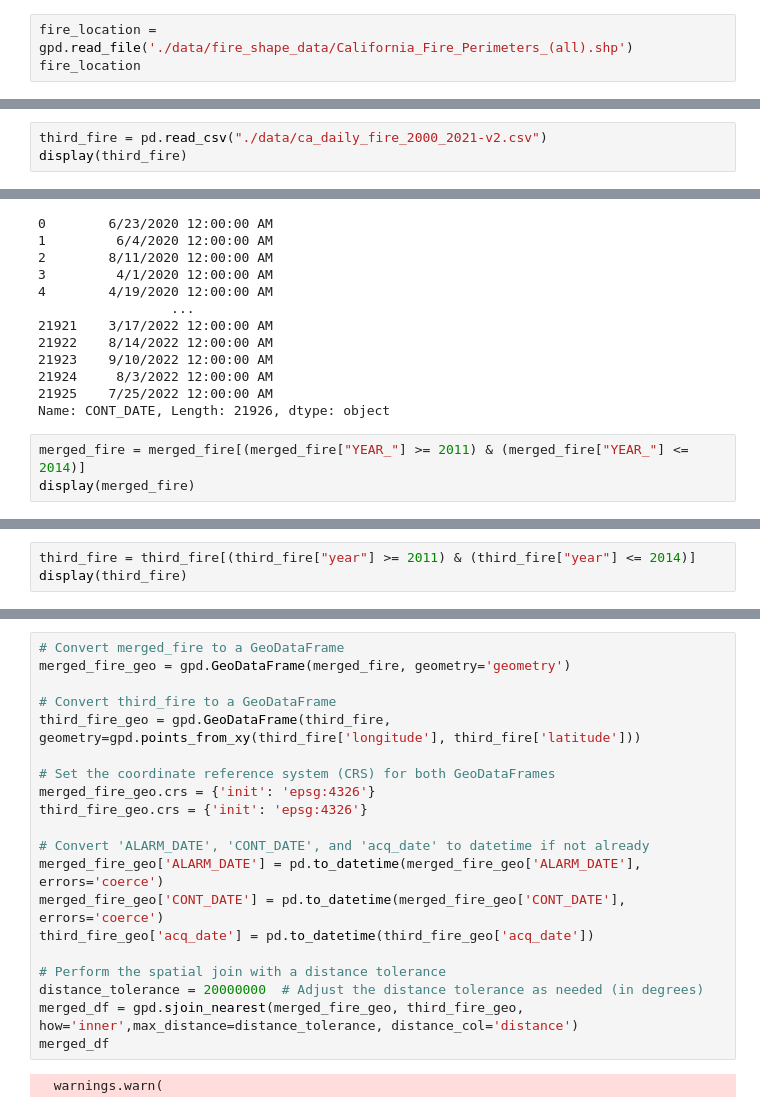
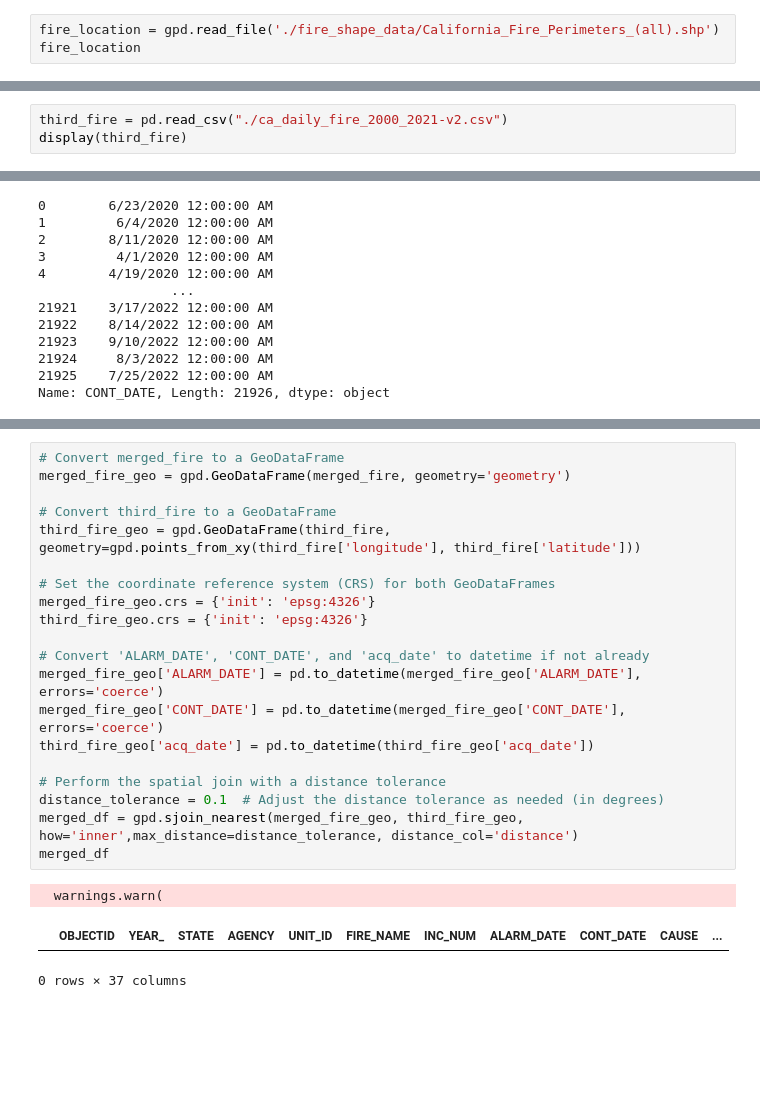
Before and after one commit to oTaira/emberalert, a Jupyter notebook: writeup.ipynb, the cells around one changed output, grey strips where cells are left out. Drawn from its saved outputs; the diff is of its cells as text; blank space fills up the shorter version.

```diff
--- a/writeup.ipynb
+++ b/writeup.ipynb
@@ -22,7 +65,7 @@ display(fire_data)
 | 21925 | 43911 | 2022.0 | CA | CDF | TGU | TULARE | 00008878 | 7/25/2022 12:00:00 AM | 7/25/2022 12:00:00 AM | 10.0 | ... |
 21926 rows × 21 columns
 # %%
-fire_location = gpd.read_file('./data/fire_shape_data/California_Fire_Perimeters_(all).shp')
+fire_location = gpd.read_file('./fire_shape_data/California_Fire_Perimeters_(all).shp')
 fire_location
 # %% [output]
 |  | YEAR_ | STATE | AGENCY | UNIT_ID | FIRE_NAME | INC_NUM | ALARM_DATE | CONT_DATE | CAUSE | C_METHOD | ... |
@@ -176,7 +178,7 @@ Might not be worth using because only 2 years match with the pm2.5 dataset.
 # %% [markdown]
 The third dataset can be found here: https://www.kaggle.com/datasets/avkashchauhan/california-wildfire-dataset-from-2000-2021/data
 # %%
-third_fire = pd.read_csv("./data/ca_daily_fire_2000_2021-v2.csv")
+third_fire = pd.read_csv("./ca_daily_fire_2000_2021-v2.csv")
 display(third_fire)
 # %% [output]
 |  | latitude | longitude | acq_date | satellite | instrument | frp | type | bright_t31 | confidence | ... |
@@ -239,6 +241,3 @@ merged_fire["CONT_DATE"]
 21924     8/3/2022 12:00:00 AM
 21925    7/25/2022 12:00:00 AM
 Name: CONT_DATE, Length: 21926, dtype: object
-# %%
-merged_fire = merged_fire[(merged_fire["YEAR_"] >= 2011) & (merged_fire["YEAR_"] <= 2014)]
-display(merged_fire)
@@ -259,3 +243,0 @@ display(merged_fire)
-# %%
-third_fire = third_fire[(third_fire["year"] >= 2011) & (third_fire["year"] <= 2014)]
-display(third_fire)
@@ -276,25 +244,27 @@ display(third_fire)
 # %%
 # Convert merged_fire to a GeoDataFrame
 merged_fire_geo = gpd.GeoDataFrame(merged_fire, geometry='geometry')
 
 # Convert third_fire to a GeoDataFrame
 third_fire_geo = gpd.GeoDataFrame(third_fire, geometry=gpd.points_from_xy(third_fire['longitude'], third_fire['latitude']))
 
 # Set the coordinate reference system (CRS) for both GeoDataFrames
 merged_fire_geo.crs = {'init': 'epsg:4326'}
 third_fire_geo.crs = {'init': 'epsg:4326'}
 
 # Convert 'ALARM_DATE', 'CONT_DATE', and 'acq_date' to datetime if not already
 merged_fire_geo['ALARM_DATE'] = pd.to_datetime(merged_fire_geo['ALARM_DATE'], errors='coerce')
 merged_fire_geo['CONT_DATE'] = pd.to_datetime(merged_fire_geo['CONT_DATE'], errors='coerce')
 third_fire_geo['acq_date'] = pd.to_datetime(third_fire_geo['acq_date'])
 
 # Perform the spatial join with a distance tolerance
-distance_tolerance = 20000000  # Adjust the distance tolerance as needed (in degrees)
+distance_tolerance = 0.1  # Adjust the distance tolerance as needed (in degrees)
 merged_df = gpd.sjoin_nearest(merged_fire_geo, third_fire_geo, how='inner',max_distance=distance_tolerance, distance_col='distance')
 merged_df
 # %% [output]
   warnings.warn(
+|  | OBJECTID | YEAR_ | STATE | AGENCY | UNIT_ID | FIRE_NAME | INC_NUM | ALARM_DATE | CONT_DATE | CAUSE | ... |
+0 rows × 37 columns
 # %%
 merged_df = merged_df[(merged_df['distance'] <= distance_tolerance) &
                       (merged_df['acq_date'] >= merged_df['ALARM_DATE']) &
```
Also changed, not shown: parts of 24 cells of this notebook.
